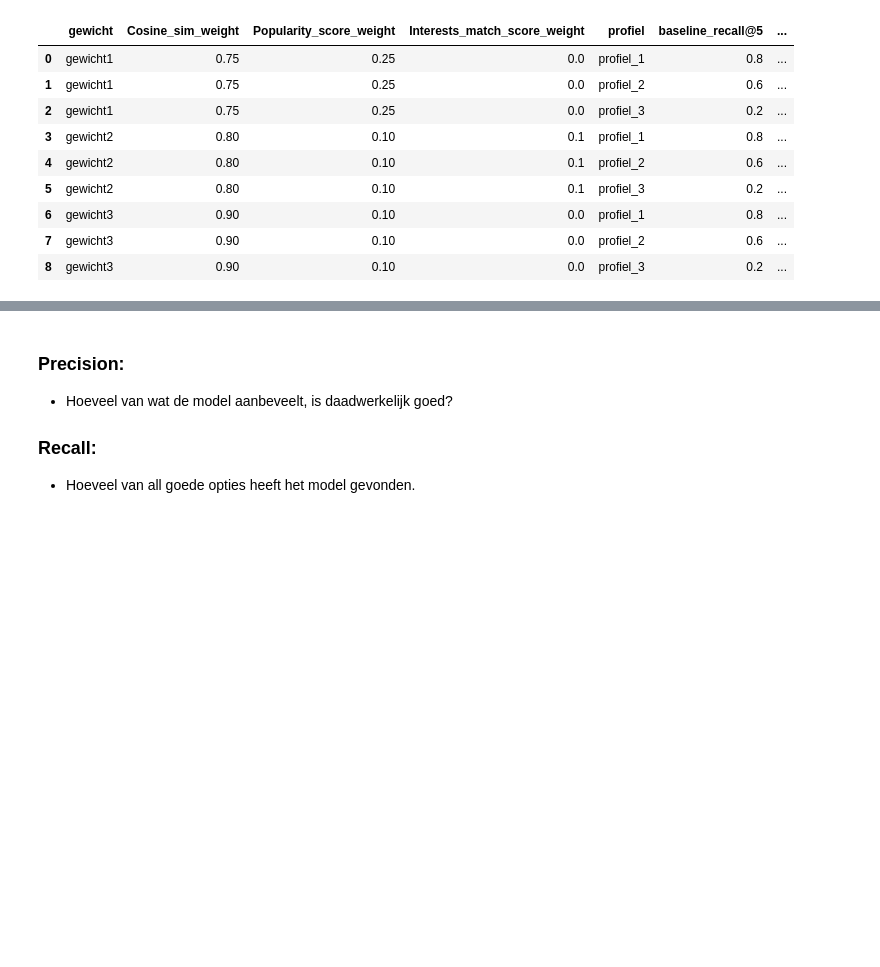
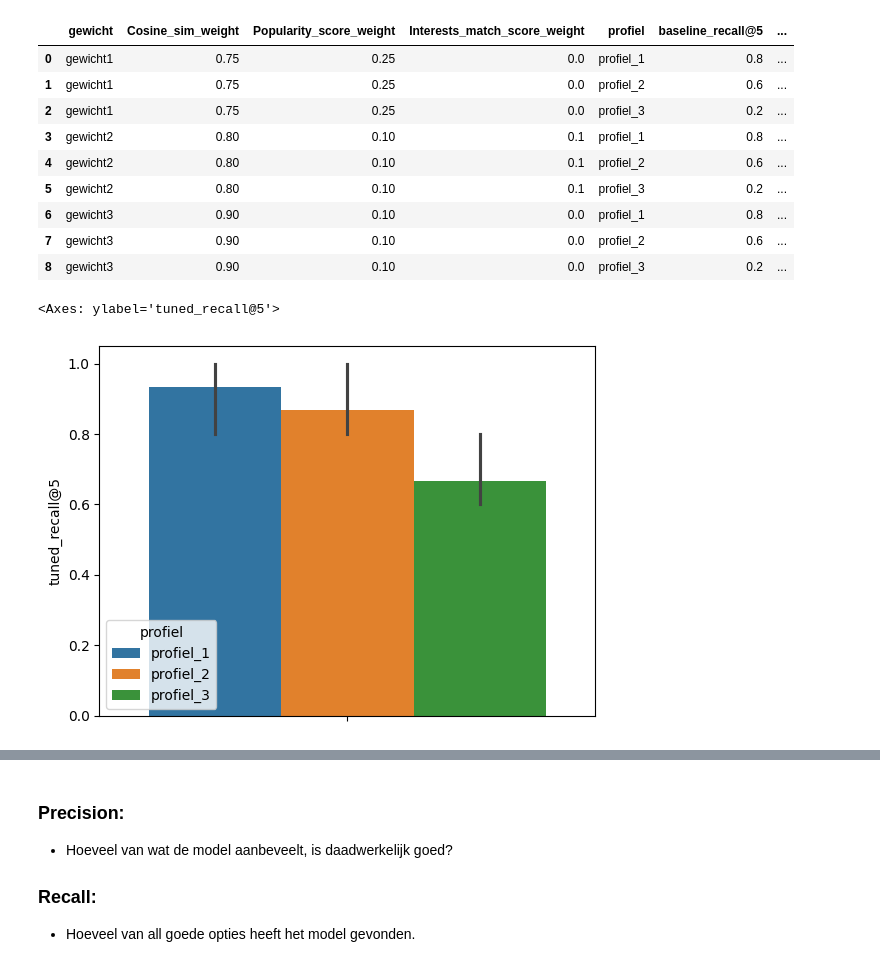
Before and after one commit to EnesT51/LU2-AI-Prototype, a Jupyter notebook: AI-PoC/AI_PoC.ipynb, the cells around one changed output, grey strips where cells are left out. Cells and saved outputs as stored; diff of their text form; code cells hidden in the pictures; blank space fills up the shorter version.

```diff
--- a/AI-PoC/AI_PoC.ipynb
+++ b/AI-PoC/AI_PoC.ipynb
@@ -747,3 +748,8 @@ eval_df
 | 6 | gewicht3 | 0.90 | 0.10 | 0.0 | profiel_1 | 0.8 | ... |
 | 7 | gewicht3 | 0.90 | 0.10 | 0.0 | profiel_2 | 0.6 | ... |
 | 8 | gewicht3 | 0.90 | 0.10 | 0.0 | profiel_3 | 0.2 | ... |
+# %%
+sns.barplot(y="tuned_recall@5", hue="profiel", data=eval_df)
+# %% [output]
+<Axes: ylabel='tuned_recall@5'>
+[figure, added]
```
Also changed, not shown: parts of 3 cells of this notebook.
